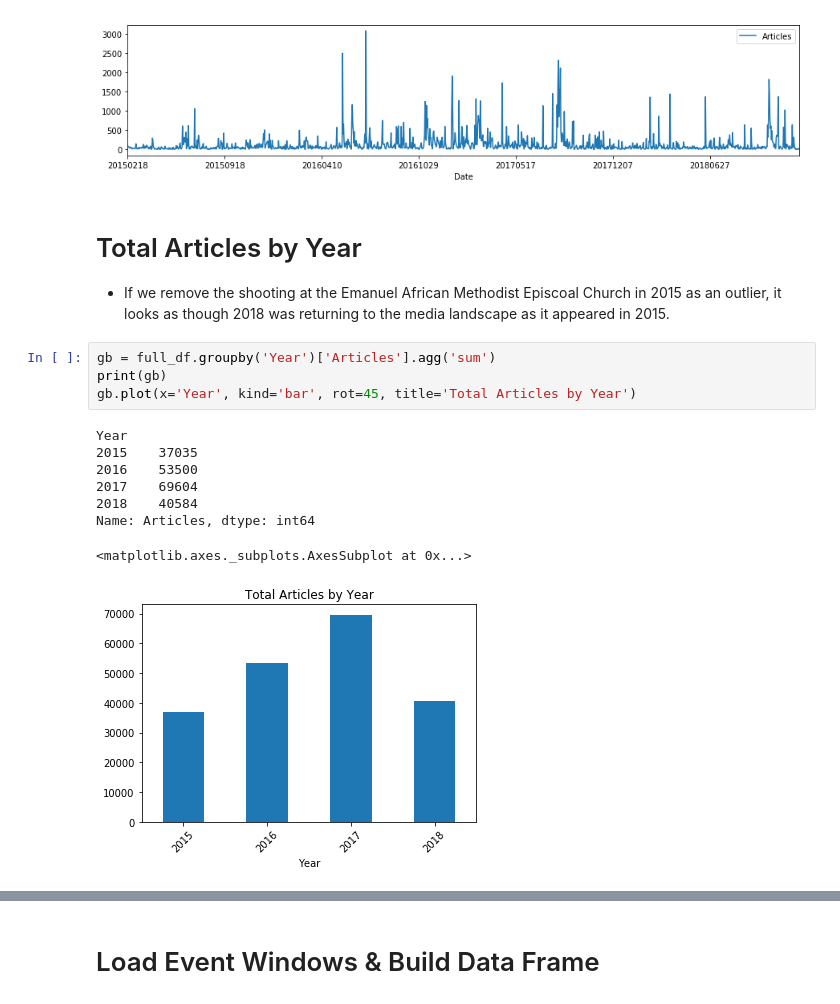
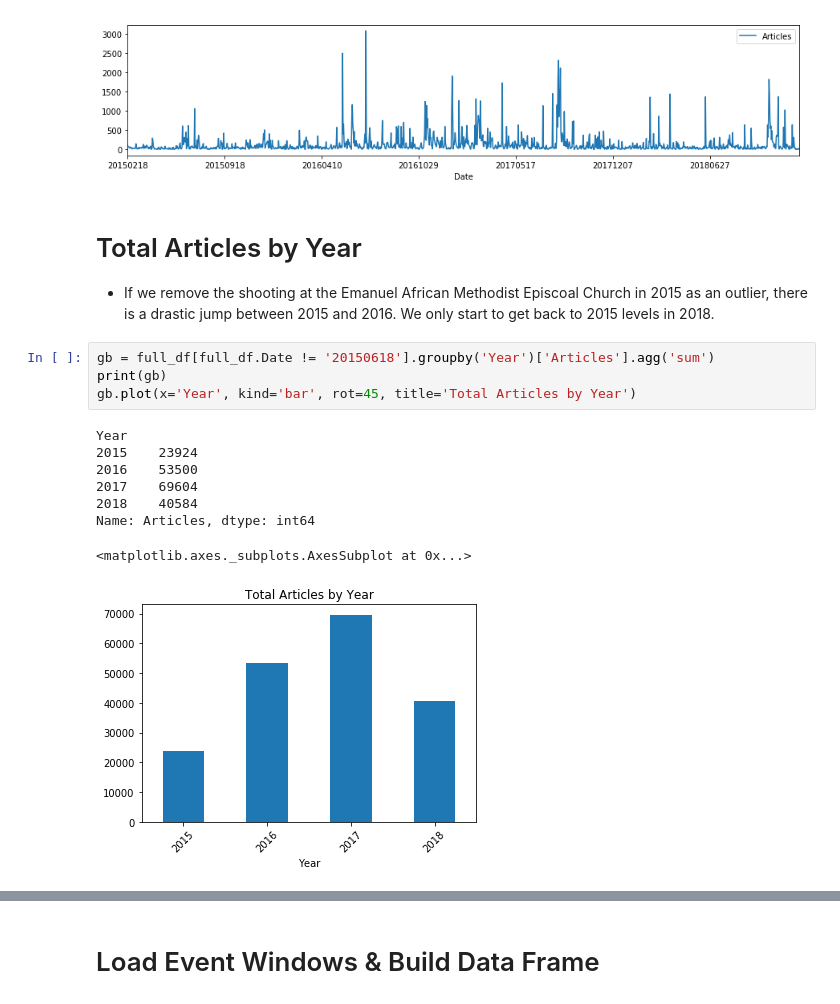
Before and after one commit to Jwmazzi/media_research, a Jupyter notebook: planning/GDELT Keywords.ipynb, the cells around one changed output, grey strips where cells are left out. Drawn from its saved outputs; the diff is of its cells as text.

```diff
--- a/planning/GDELT Keywords.ipynb
+++ b/planning/GDELT Keywords.ipynb
@@ -52,17 +53,17 @@ full_df[full_df.Date != '20150618'].plot(x='Date', y='Articles', figsize=(15, 3)
 [figure]
 # %% [markdown]
 # Total Articles by Year
-- If we remove the shooting at the Emanuel African Methodist Episcoal Church in 2015 as an outlier, it looks as though 2018 was returning to the media landscape as it appeared in 2015.
+- If we remove the shooting at the Emanuel African Methodist Episcoal Church in 2015 as an outlier, there is a drastic jump between 2015 and 2016. We only start to get back to 2015 levels in 2018.
 # %%
-gb = full_df.groupby('Year')['Articles'].agg('sum')
+gb = full_df[full_df.Date != '20150618'].groupby('Year')['Articles'].agg('sum')
 print(gb)
 gb.plot(x='Year', kind='bar', rot=45, title='Total Articles by Year')
 # %% [output]
 Year
-2015    37035
+2015    23924
 2016    53500
 2017    69604
 2018    40584
 Name: Articles, dtype: int64
 <matplotlib.axes._subplots.AxesSubplot at 0x...>
-[figure, old version]
+[figure, new version]
```
Also changed, not shown: parts of 11 cells of this notebook, 2 other files.
